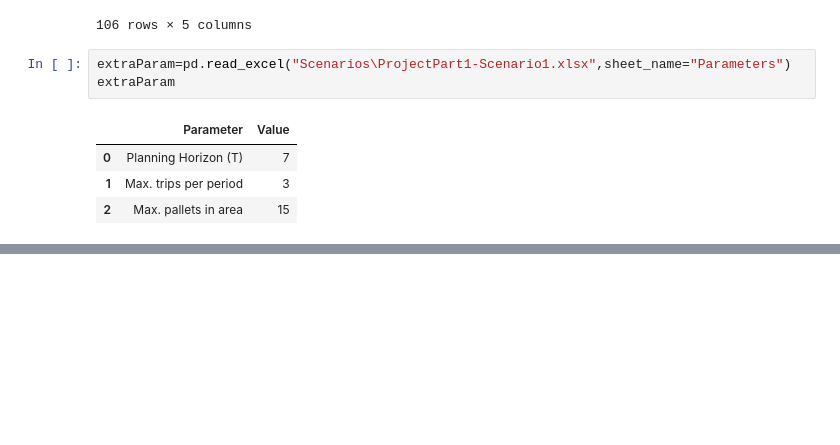
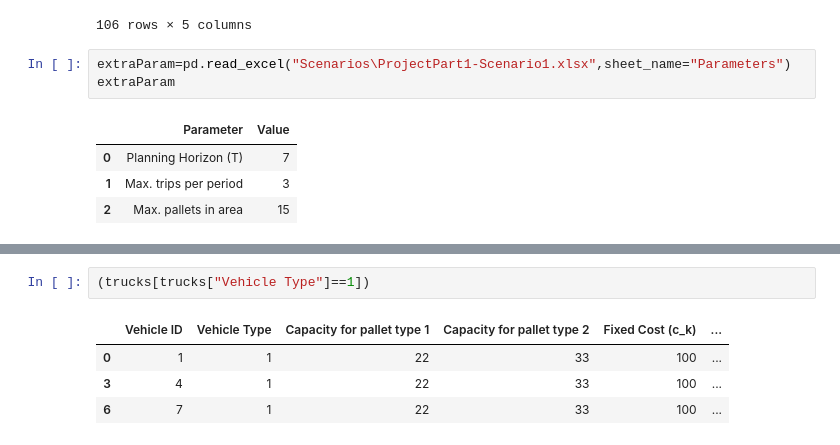
Before and after one commit to cheeseburgerhere/End395, a Jupyter notebook: model.ipynb, the cells around one changed output, grey strips where cells are left out. Cells and saved outputs as stored; diff of their text form; blank space fills up the shorter version.

```diff
--- a/model.ipynb
+++ b/model.ipynb
@@ -112,3 +112,10 @@ J : Set of products
     Key  : Dimen : Domain : Size : Members
     None :     1 :    Any :    5 : {'P2', 'P3', 'P4', 'P5', 'P1'}
 (None, None, None, None, None, None, None)
+# %%
+(trucks[trucks["Vehicle Type"]==1])
+# %% [output]
+|  | Vehicle ID | Vehicle Type | Capacity for pallet type 1 | Capacity for pallet type 2 | Fixed Cost (c_k) | ... |
+| 0 | 1 | 1 | 22 | 33 | 100 | ... |
+| 3 | 4 | 1 | 22 | 33 | 100 | ... |
+| 6 | 7 | 1 | 22 | 33 | 100 | ... |
```
Also changed, not shown: parts of 8 cells of this notebook.
